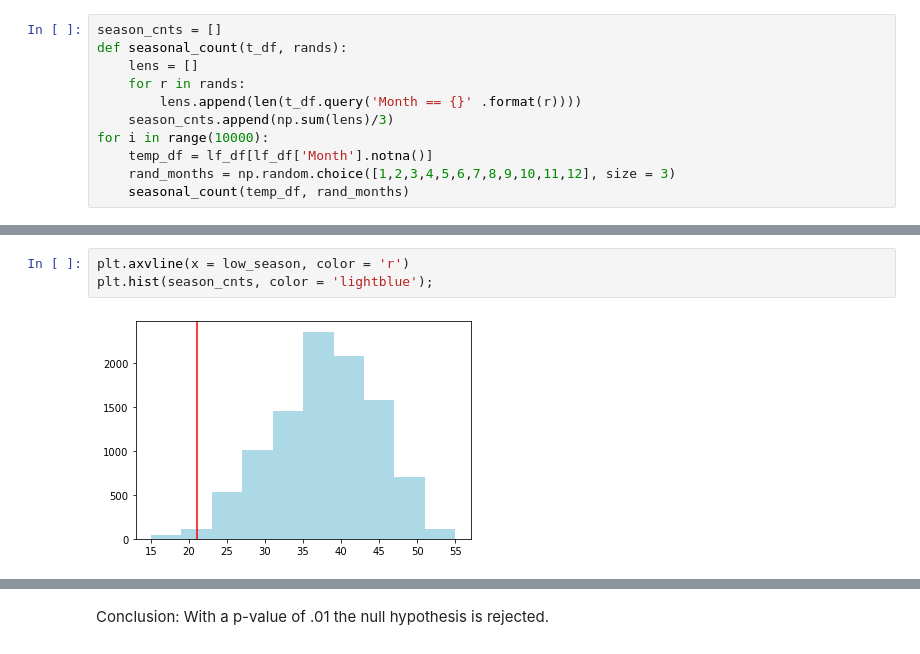
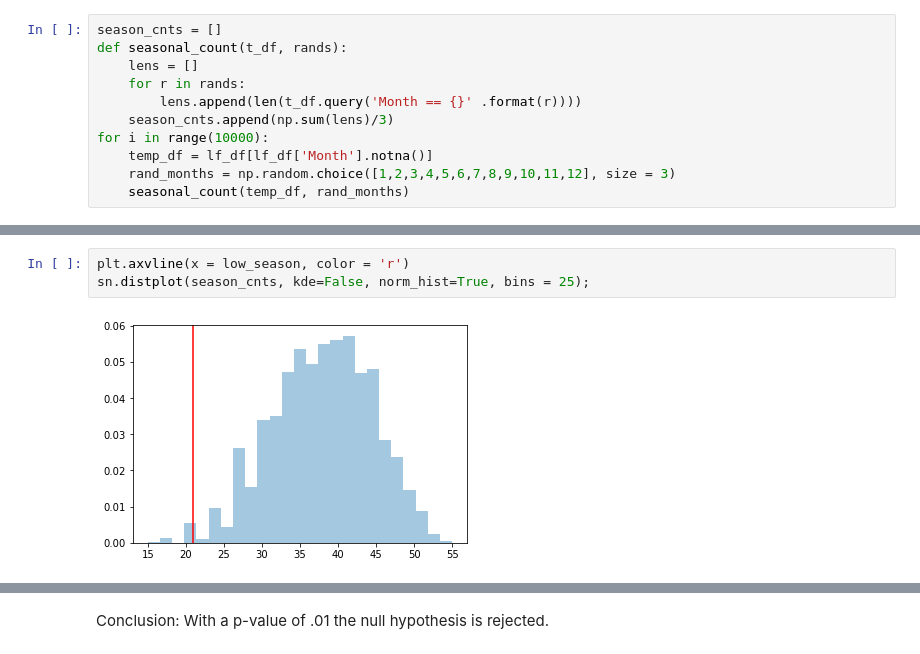
Before and after one commit to eric220/lf_probability_map, a Jupyter notebook: notebooks/Explore_Data.ipynb, the cells around one changed output, grey strips where cells are left out. Saved outputs shown, nothing was run; the diff lists cells and outputs as text.

```diff
--- a/notebooks/Explore_Data.ipynb
+++ b/notebooks/Explore_Data.ipynb
@@ -108,8 +130,8 @@ for i in range(10000):
 # %%
 plt.axvline(x = low_season, color = 'r')
-plt.hist(season_cnts, color = 'lightblue');
+sn.distplot(season_cnts, kde=False, norm_hist=True, bins = 25);
 # %% [output]
-[figure, old version]
+[figure, new version]
 # %%
 1 - np.sum([np.array(season_cnts) > low_season])/10000
 # %% [output]
```
Also changed, not shown: parts of 21 cells of this notebook.
